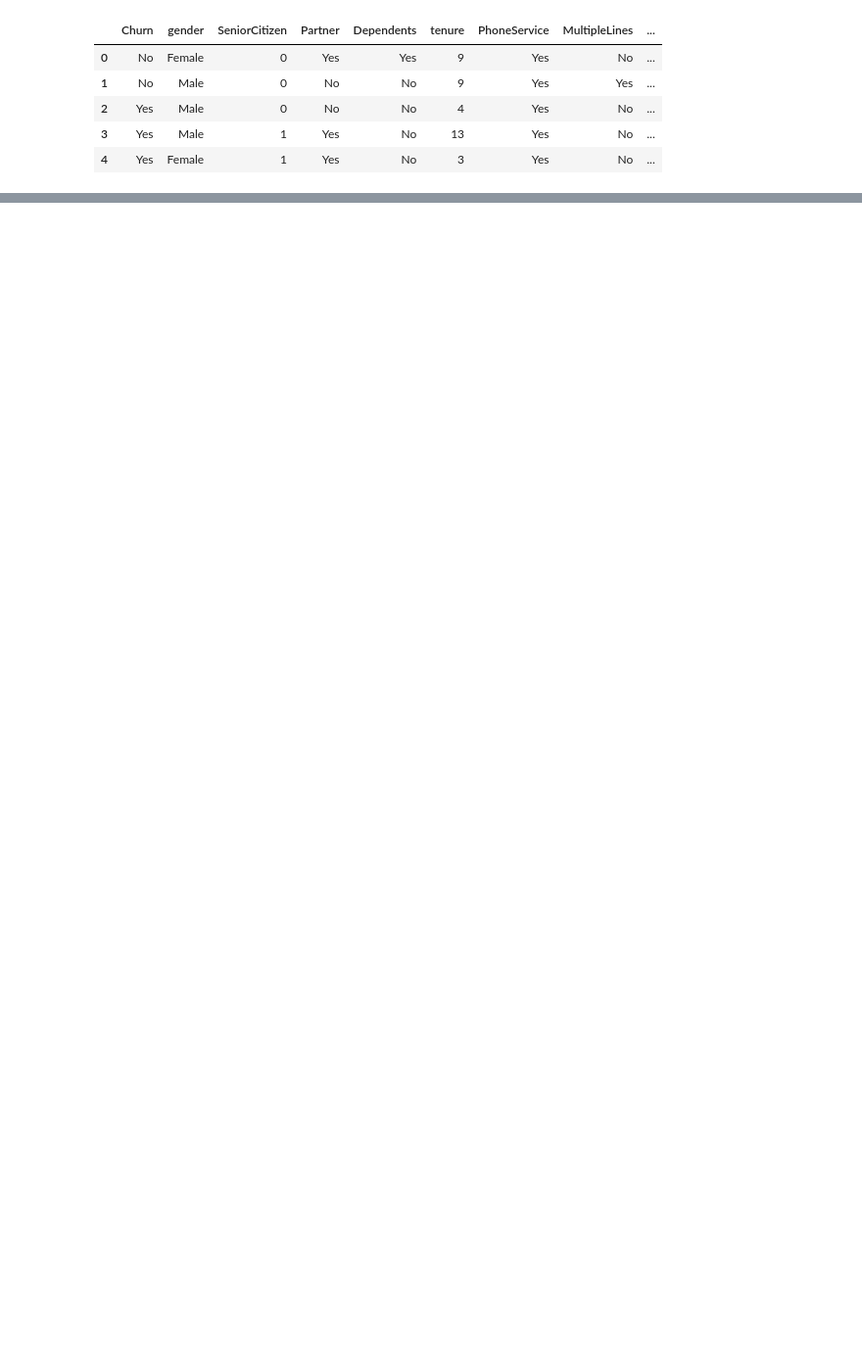
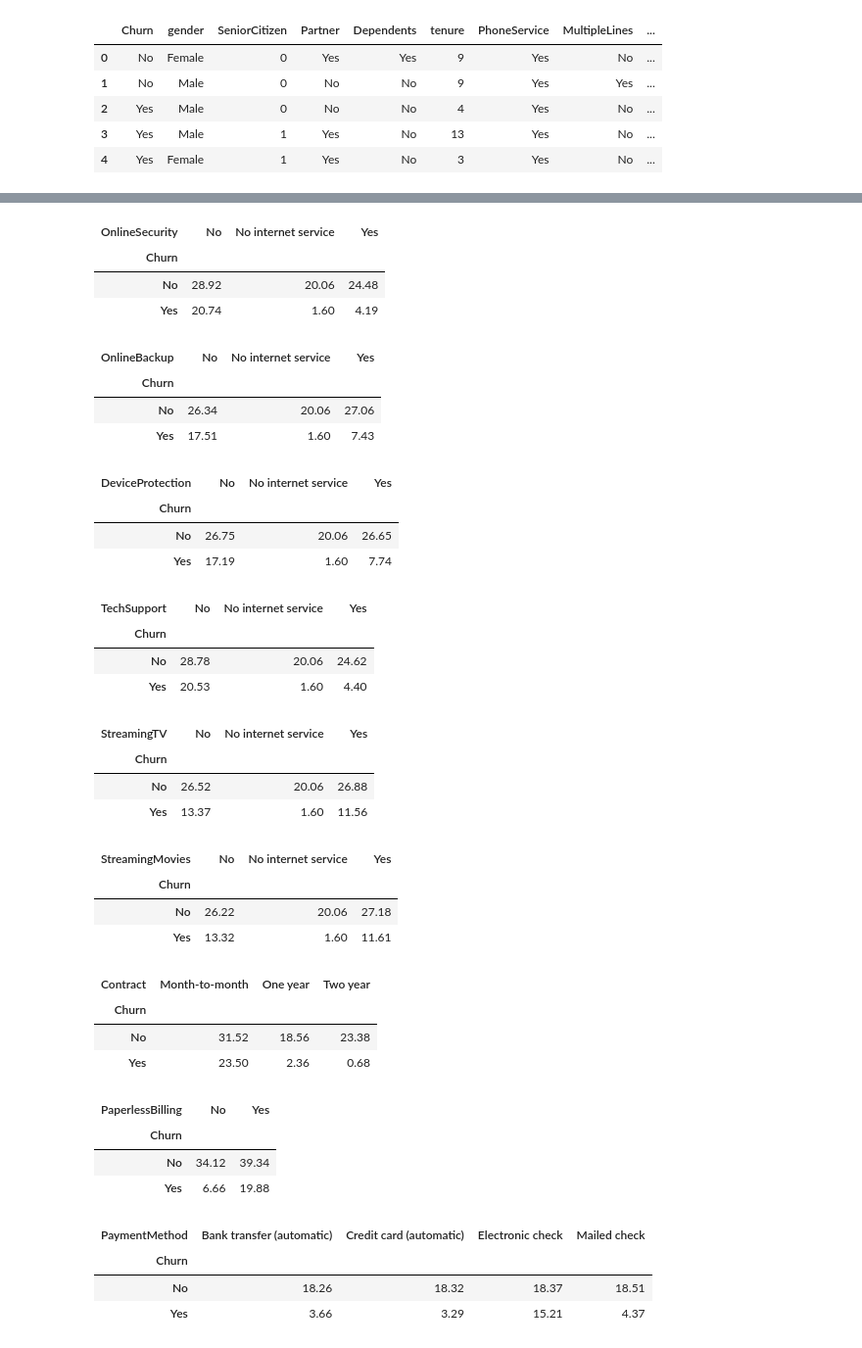
Before and after one commit to OscarLara/ChallengeTelecomX-2, a Jupyter notebook: ChallengeTelecomX-2.ipynb, the cells around one changed output, grey strips where cells are left out. Shown at 98% size. Saved outputs shown, nothing was run; the diff lists cells and outputs as text; code cells hidden in the pictures; blank space fills up the shorter version.

Commit message:
Creaciónde los crosstab por variable cualitativa nominal.

```diff
--- a/ChallengeTelecomX-2.ipynb
+++ b/ChallengeTelecomX-2.ipynb
@@ -53,0 +145,72 @@ Prueba de carga de archivos a github
+# %%
+porcentaje_churn_osecurity = pd.crosstab(df["Churn"], df["OnlineSecurity"], normalize=True).round(4)*100
+porcentaje_churn_osecurity
+# %% [output]
+| OnlineSecurity | No | No internet service | Yes |
+| Churn |  |  |  |
+| No | 28.92 | 20.06 | 24.48 |
+| Yes | 20.74 | 1.60 | 4.19 |
+# %%
+porcentaje_churn_obackup = pd.crosstab(df["Churn"], df["OnlineBackup"], normalize=True).round(4)*100
+porcentaje_churn_obackup
+# %% [output]
+| OnlineBackup | No | No internet service | Yes |
+| Churn |  |  |  |
+| No | 26.34 | 20.06 | 27.06 |
+| Yes | 17.51 | 1.60 | 7.43 |
+# %%
+porcentaje_churn_dprotection = pd.crosstab(df["Churn"], df["DeviceProtection"], normalize=True).round(4)*100
+porcentaje_churn_dprotection
+# %% [output]
+| DeviceProtection | No | No internet service | Yes |
+| Churn |  |  |  |
+| No | 26.75 | 20.06 | 26.65 |
+| Yes | 17.19 | 1.60 | 7.74 |
+# %%
+porcentaje_churn_tsupport = pd.crosstab(df["Churn"], df["TechSupport"], normalize=True).round(4)*100
+porcentaje_churn_tsupport
+# %% [output]
+| TechSupport | No | No internet service | Yes |
+| Churn |  |  |  |
+| No | 28.78 | 20.06 | 24.62 |
+| Yes | 20.53 | 1.60 | 4.40 |
+# %%
+porcentaje_churn_streamingtv = pd.crosstab(df["Churn"], df["StreamingTV"], normalize=True).round(4)*100
+porcentaje_churn_streamingtv
+# %% [output]
+| StreamingTV | No | No internet service | Yes |
+| Churn |  |  |  |
+| No | 26.52 | 20.06 | 26.88 |
+| Yes | 13.37 | 1.60 | 11.56 |
+# %%
+porcentaje_churn_streamingmovies = pd.crosstab(df["Churn"], df["StreamingMovies"], normalize=True).round(4)*100
+porcentaje_churn_streamingmovies
+# %% [output]
+| StreamingMovies | No | No internet service | Yes |
+| Churn |  |  |  |
+| No | 26.22 | 20.06 | 27.18 |
+| Yes | 13.32 | 1.60 | 11.61 |
+# %%
+porcentaje_churn_contract = pd.crosstab(df["Churn"], df["Contract"], normalize=True).round(4)*100
+porcentaje_churn_contract
+# %% [output]
+| Contract | Month-to-month | One year | Two year |
+| Churn |  |  |  |
+| No | 31.52 | 18.56 | 23.38 |
+| Yes | 23.50 | 2.36 | 0.68 |
+# %%
+porcentaje_churn_peperless = pd.crosstab(df["Churn"], df["PaperlessBilling"], normalize=True).round(4)*100
+porcentaje_churn_peperless
+# %% [output]
+| PaperlessBilling | No | Yes |
+| Churn |  |  |
+| No | 34.12 | 39.34 |
+| Yes | 6.66 | 19.88 |
+# %%
+porcentaje_churn_payment = pd.crosstab(df["Churn"], df["PaymentMethod"], normalize=True).round(4)*100
+porcentaje_churn_payment
+# %% [output]
+| PaymentMethod | Bank transfer (automatic) | Credit card (automatic) | Electronic check | Mailed check |
+| Churn |  |  |  |  |
+| No | 18.26 | 18.32 | 18.37 | 18.51 |
+| Yes | 3.66 | 3.29 | 15.21 | 4.37 |
```
Also changed, not shown: parts of 14 cells of this notebook.
